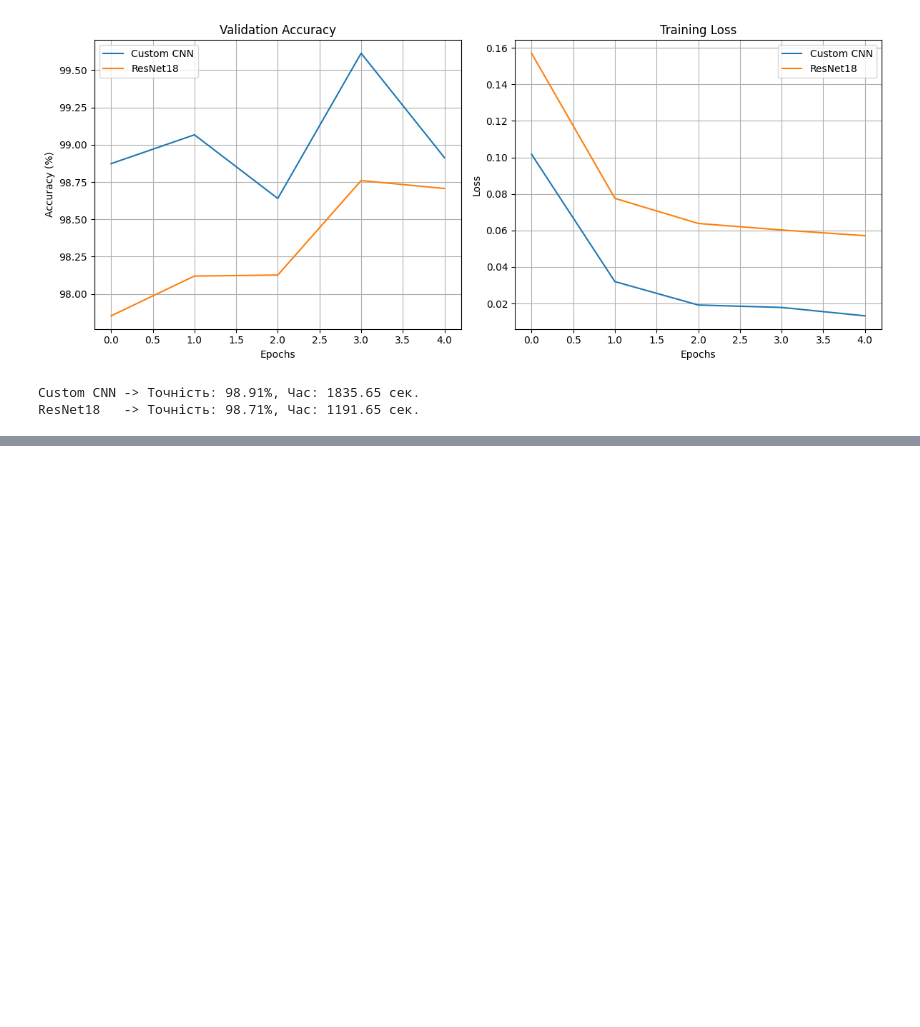
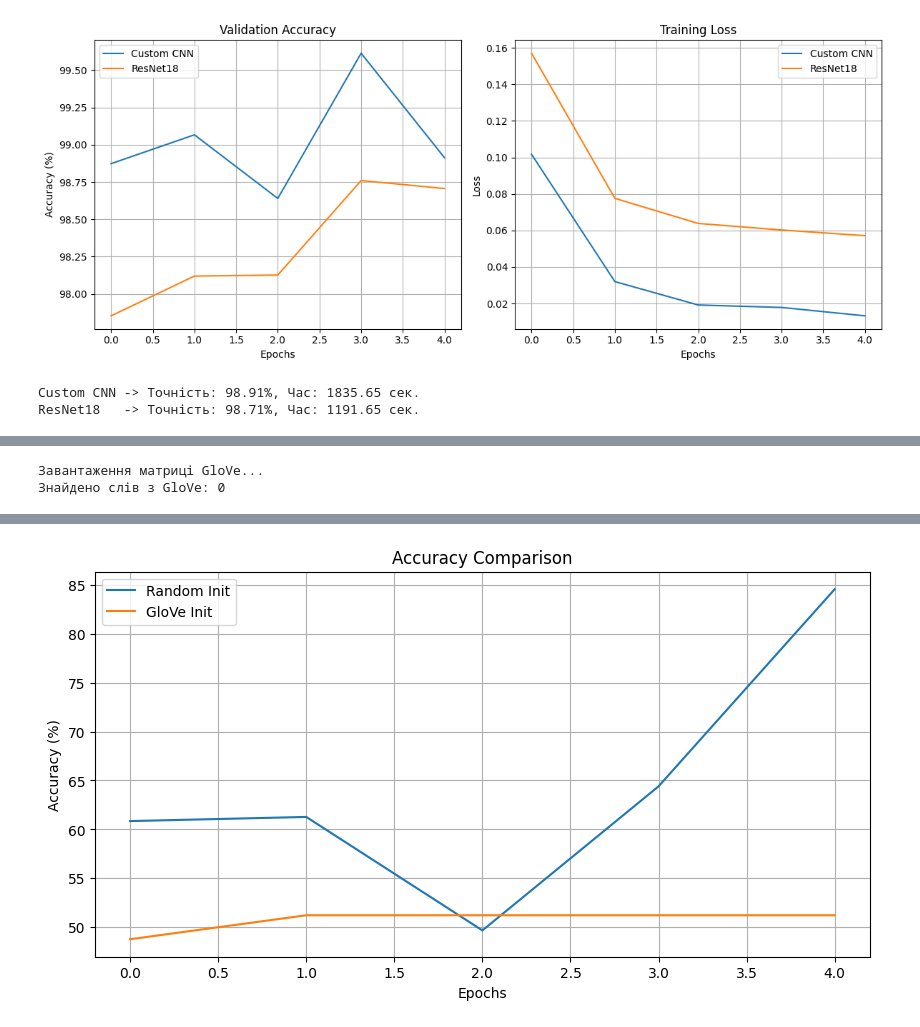
Before and after one commit to Darkinki/data_analysis_lab3, a Jupyter notebook: lab3.ipynb, the cells around one changed output, grey strips where cells are left out. Drawn from its saved outputs; the diff is of its cells as text; code cells hidden in the pictures; blank space fills up the shorter version.

Commit message:
NN text analize with glove

```diff
--- a/lab3.ipynb
+++ b/lab3.ipynb
@@ -335,0 +503,47 @@ ResNet18   -> Точність: 98.71%, Час: 1191.65 сек.
+# %%
+def load_glove_matrix(glove_file, vocab, embed_dim):
+    if not os.path.exists(glove_file):
+        print(f"GloVe файл '{glove_file}' не знайдено. Пропускаємо.")
+        return None
+
+    print("Завантаження матриці GloVe...")
+    embeddings_index = {}
+    with open(glove_file, encoding='utf-8') as f:
+        for line in f:
+            values = line.split()
+            word = values[0]
+            if len(values) > embed_dim:
+                 coefs = np.asarray(values[1:], dtype='float32')
+                 embeddings_index[word] = coefs
+
+    matrix = torch.zeros((len(vocab), embed_dim))
+    hits = 0
+    for word, i in vocab.items():
+        vec = embeddings_index.get(word)
+        if vec is not None:
+            matrix[i] = torch.from_numpy(vec)
+            hits += 1
+    print(f"Знайдено слів з GloVe: {hits}")
+    return matrix
+
+glove_matrix = load_glove_matrix(GLOVE_FILE, vocab, EMBED_DIM)
+# %% [output]
+Завантаження матриці GloVe...
+Знайдено слів з GloVe: 0
+# %%
+if glove_matrix is not None:
+    model_b = LSTMClassifier(vocab_size, EMBED_DIM, HIDDEN_DIM, num_classes, pretrained_embeddings=glove_matrix)
+    history_b = train_eval(model_b, train_loader, test_loader, epochs=EPOCHS, name="GloVe Init")
+
+    plt.figure(figsize=(10,5))
+    plt.plot(history_a['acc'], label='Random Init')
+    plt.plot(history_b['acc'], label='GloVe Init')
+    plt.title('Accuracy Comparison')
+    plt.xlabel('Epochs')
+    plt.ylabel('Accuracy (%)')
+    plt.legend()
+    plt.grid(True)
+    plt.show()
+else:
+    print("упс, нема глова")
+# %% [output]
@@ -335,0 +556 @@ ResNet18   -> Точність: 98.71%, Час: 1191.65 сек.
+[figure, added]
```
Also changed, not shown: parts of 11 cells of this notebook.
